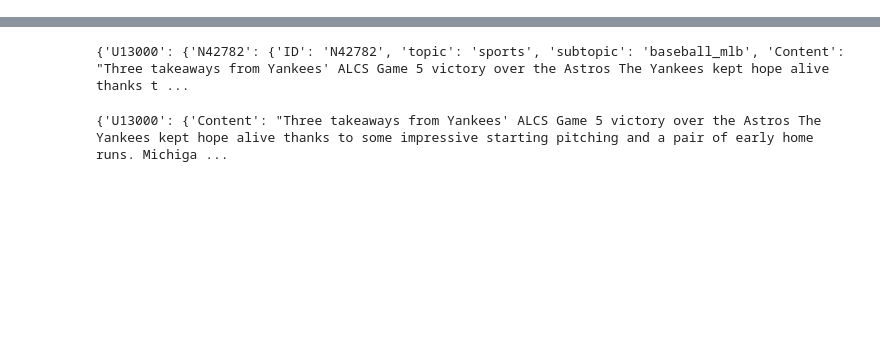
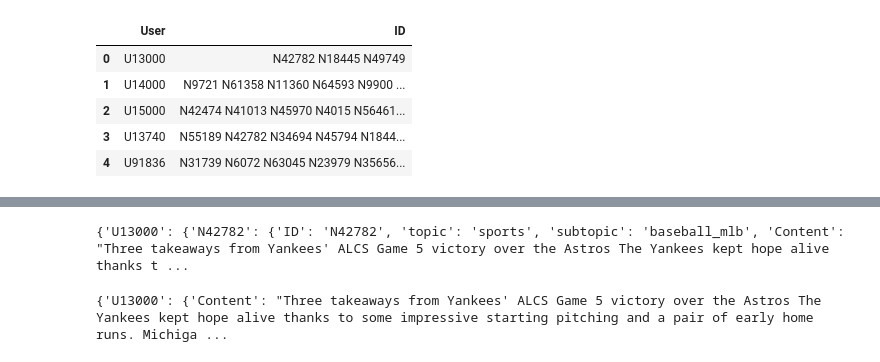
Before and after one commit to krisbara/GPT-Recommender-systems, a Jupyter notebook: data_preprocessing.ipynb, the cells around one changed output, grey strips where cells are left out. Saved outputs shown, nothing was run; the diff lists cells and outputs as text; code cells hidden in the pictures; blank space fills up the shorter version.

```diff
--- a/data_preprocessing.ipynb
+++ b/data_preprocessing.ipynb
@@ -9,8 +9,14 @@ import numpy as np
 openai.api_key = "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"
 # %%
 #load the data with user behaviors
-interactions = pd.read_csv("MIND/behaviors.tsv", sep='\t', header=None)
-
-#create dataset with first 100 interactions for testing
-interactions_test = interactions.iloc[:100]
-interactions_test.to_csv('MIND/behaviors_test.csv', index = None)
+interactions = pd.read_csv("MIND/behaviors_testdataset.csv", sep=';', header=None)
+interactions.columns =['User', 'Time', 'ID', 'Impressions']
+interactions = interactions.drop(['Time', 'Impressions'], axis=1)
+interactions.head()
+# %% [output]
+|  | User | ID |
+| 0 | U13000 | N42782 N18445 N49749 |
+| 1 | U14000 | N9721 N61358 N11360 N64593 N9900 ... |
+| 2 | U15000 | N42474 N41013 N45970 N4015 N56461... |
+| 3 | U13740 | N55189 N42782 N34694 N45794 N1844... |
+| 4 | U91836 | N31739 N6072 N63045 N23979 N35656... |
```
Also changed, not shown: parts of 8 cells of this notebook, 2 other files.
